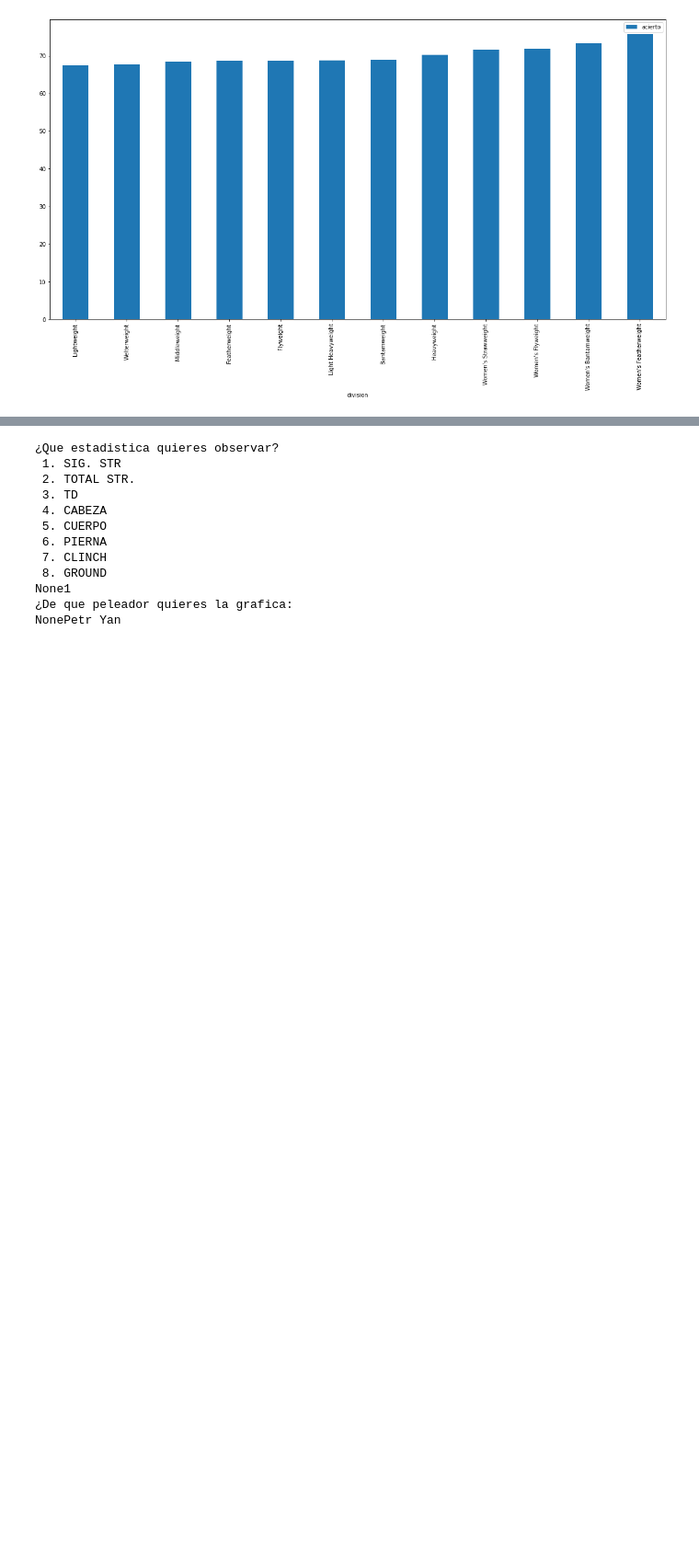
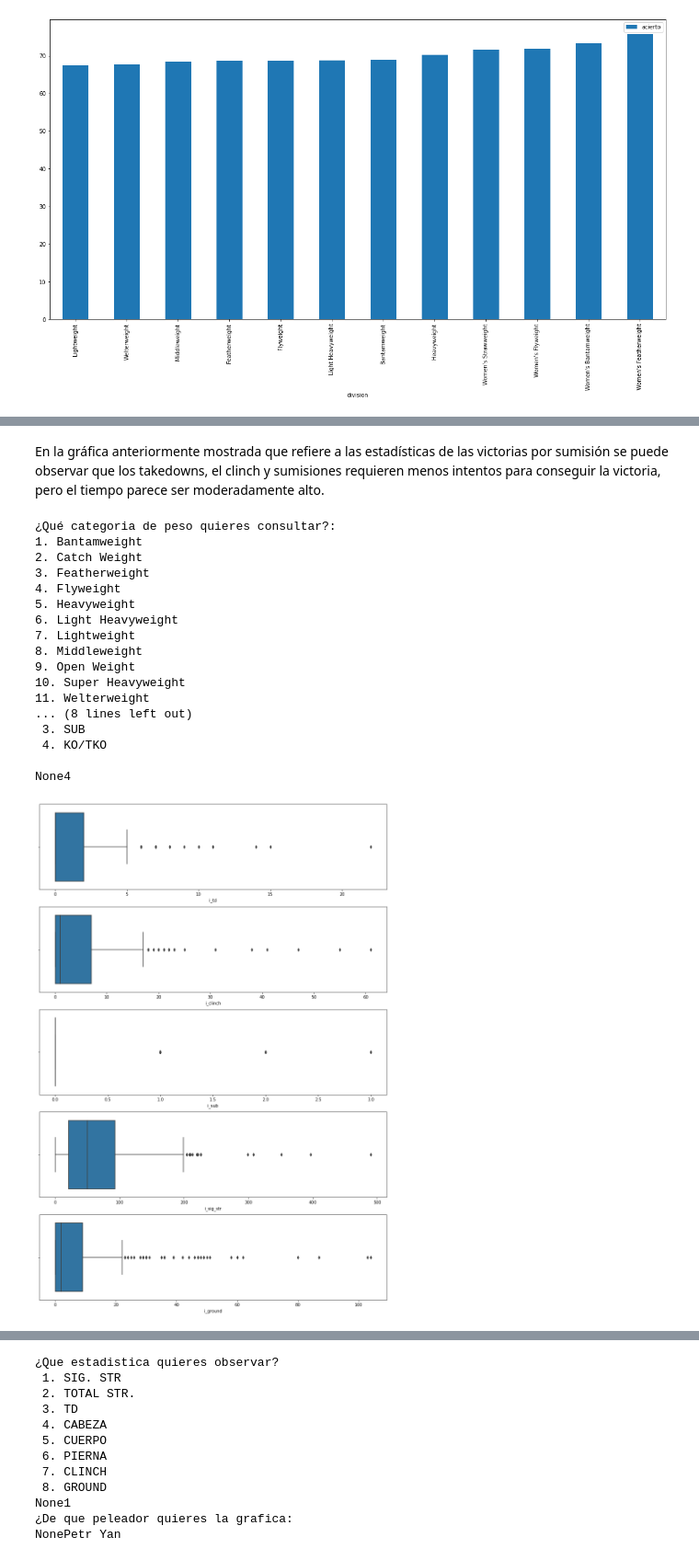
Before and after one commit to B-Castillo/ELT_project, a Jupyter notebook: notebooks/Visualización.ipynb, the cells around one changed output, grey strips where cells are left out. Shown at 92% size. Saved outputs shown, nothing was run; the diff lists cells and outputs as text; code cells hidden in the pictures; blank space fills up the shorter version.

```diff
--- a/notebooks/Visualización.ipynb
+++ b/notebooks/Visualización.ipynb
@@ -117,0 +123,23 @@ None5
+# %% [markdown]
+<p>En la gráfica anteriormente mostrada que refiere a las estadísticas de las victorias por sumisión se puede observar que los takedowns, el clinch y sumisiones requieren menos intentos para conseguir la victoria, pero el tiempo parece ser moderadamente alto.</p>
+# %%
+gr.amg(base)
+# %% [output]
+¿Qué categoria de peso quieres consultar?:
+1. Bantamweight
+2. Catch Weight
+3. Featherweight
+4. Flyweight
+5. Heavyweight
+6. Light Heavyweight
+7. Lightweight
+8. Middleweight
+9. Open Weight
+10. Super Heavyweight
+11. Welterweight
+... (8 lines left out)
+ 3. SUB
+ 4. KO/TKO
+
+None4
+[figure, added]
```
Also changed, not shown: parts of 28 cells of this notebook, 1 other file.
